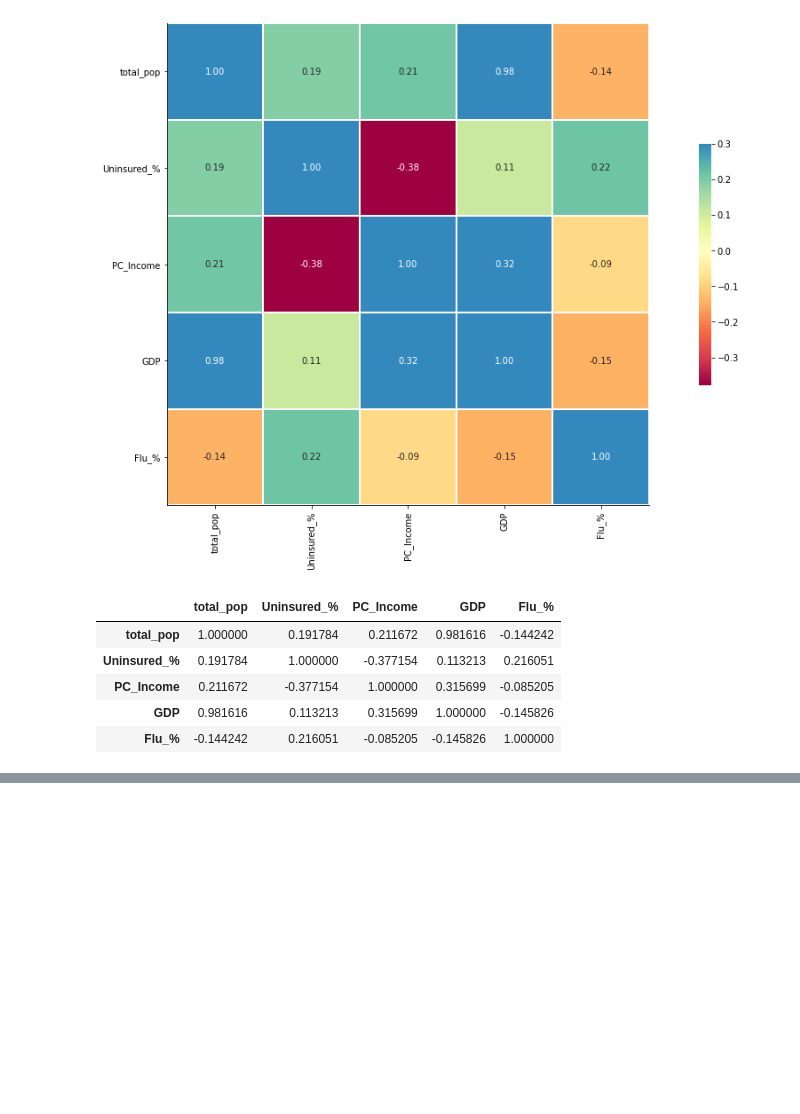
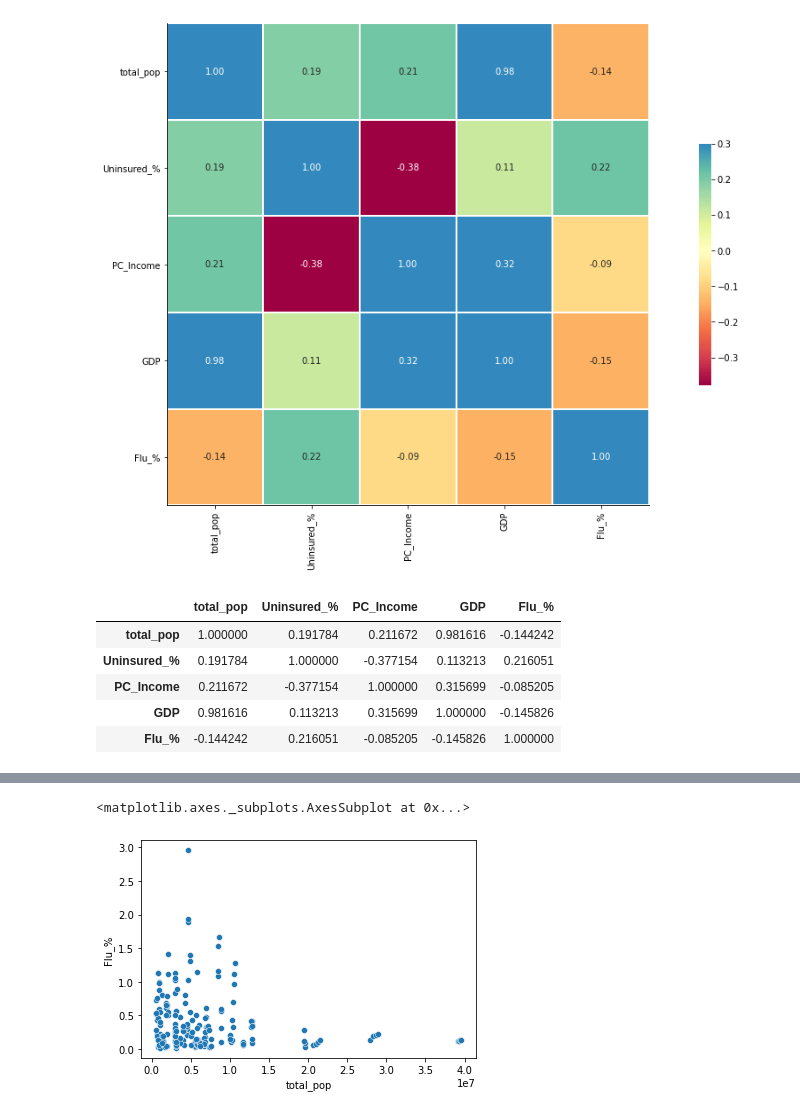
Before and after one commit to lindsera1/GoingViral, a Jupyter notebook: mlr_cleanup.ipynb, the cells around one changed output, grey strips where cells are left out. Drawn from its saved outputs; the diff is of its cells as text; code cells hidden in the pictures; blank space fills up the shorter version.

```diff
--- a/mlr_cleanup.ipynb
+++ b/mlr_cleanup.ipynb
@@ -300,0 +311,5 @@ viral_df.corr()
+# %%
+sns.scatterplot(data=viral_df, x="total_pop", y="Flu_%")
+# %% [output]
+<matplotlib.axes._subplots.AxesSubplot at 0x...>
+[figure, added]
```
Also changed, not shown: parts of 8 cells of this notebook.
